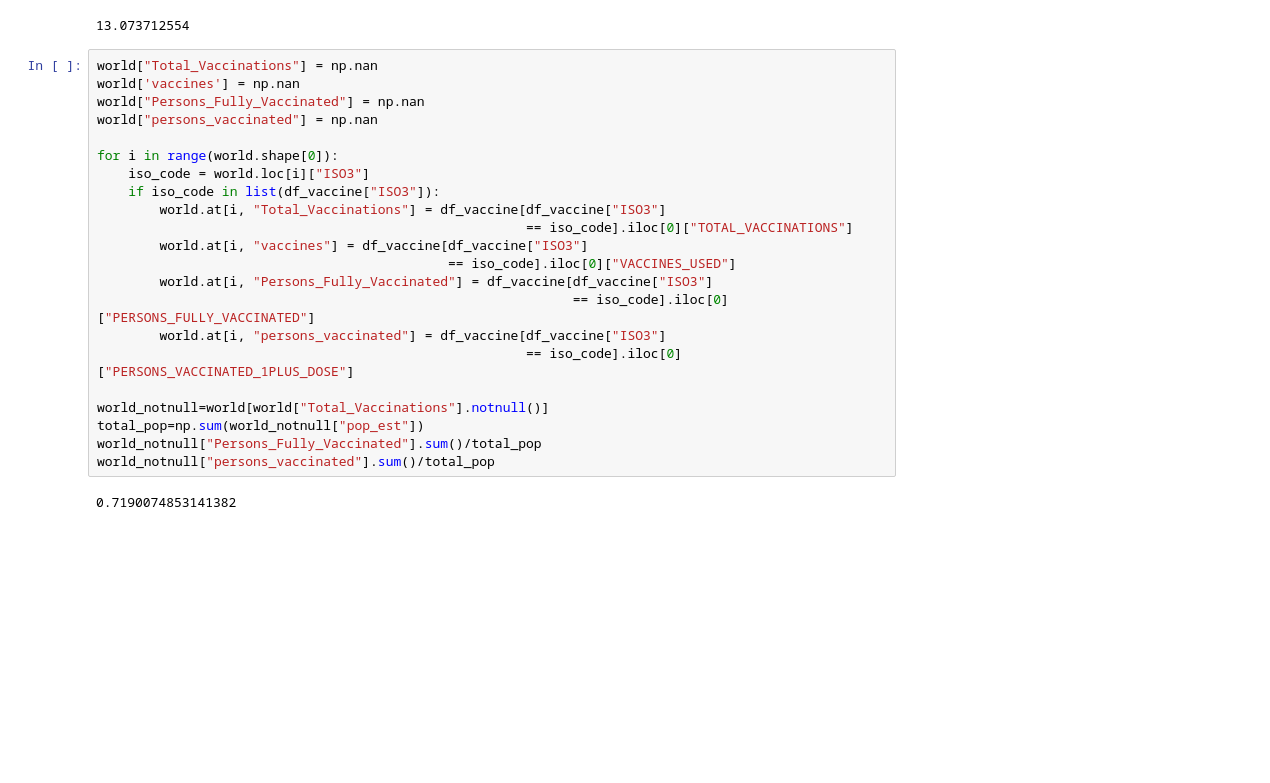
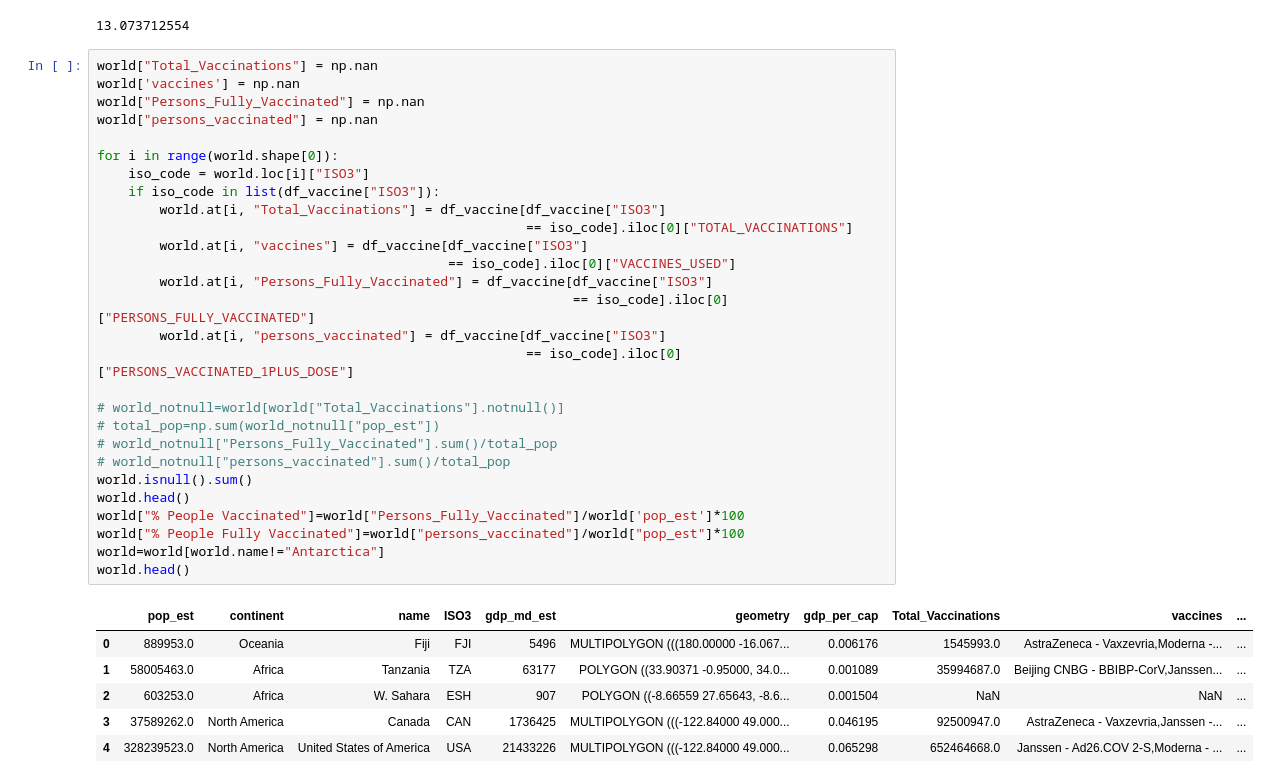
Before and after one commit to jchen056/COVID19_visualization, a Jupyter notebook: dashboard .ipynb, the cells around one changed output. Drawn from its saved outputs; the diff is of its cells as text; blank space fills up the shorter version.

```diff
--- a/dashboard .ipynb
+++ b/dashboard .ipynb
@@ -39,24 +41,35 @@ np.sum(df_vaccine["TOTAL_VACCINATIONS"])/1000000000
 # %%
 world["Total_Vaccinations"] = np.nan
 world['vaccines'] = np.nan
 world["Persons_Fully_Vaccinated"] = np.nan
 world["persons_vaccinated"] = np.nan
 
 for i in range(world.shape[0]):
     iso_code = world.loc[i]["ISO3"]
     if iso_code in list(df_vaccine["ISO3"]):
         world.at[i, "Total_Vaccinations"] = df_vaccine[df_vaccine["ISO3"]
                                                        == iso_code].iloc[0]["TOTAL_VACCINATIONS"]
         world.at[i, "vaccines"] = df_vaccine[df_vaccine["ISO3"]
                                              == iso_code].iloc[0]["VACCINES_USED"]
         world.at[i, "Persons_Fully_Vaccinated"] = df_vaccine[df_vaccine["ISO3"]
                                                              == iso_code].iloc[0]["PERSONS_FULLY_VACCINATED"]
         world.at[i, "persons_vaccinated"] = df_vaccine[df_vaccine["ISO3"]
                                                        == iso_code].iloc[0]["PERSONS_VACCINATED_1PLUS_DOSE"]
 
-world_notnull=world[world["Total_Vaccinations"].notnull()]
-total_pop=np.sum(world_notnull["pop_est"])
-world_notnull["Persons_Fully_Vaccinated"].sum()/total_pop
-world_notnull["persons_vaccinated"].sum()/total_pop
+# world_notnull=world[world["Total_Vaccinations"].notnull()]
+# total_pop=np.sum(world_notnull["pop_est"])
+# world_notnull["Persons_Fully_Vaccinated"].sum()/total_pop
+# world_notnull["persons_vaccinated"].sum()/total_pop
+world.isnull().sum()
+world.head()
+world["% People Vaccinated"]=world["Persons_Fully_Vaccinated"]/world['pop_est']*100
+world["% People Fully Vaccinated"]=world["persons_vaccinated"]/world["pop_est"]*100
+world=world[world.name!="Antarctica"]
+world.head()
 # %% [output]
-0.7190074853141382
+|  | pop_est | continent | name | ISO3 | gdp_md_est | geometry | gdp_per_cap | Total_Vaccinations | vaccines | ... |
+| 0 | 889953.0 | Oceania | Fiji | FJI | 5496 | MULTIPOLYGON (((180.00000 -16.067... | 0.006176 | 1545993.0 | AstraZeneca - Vaxzevria,Moderna -... | ... |
+| 1 | 58005463.0 | Africa | Tanzania | TZA | 63177 | POLYGON ((33.90371 -0.95000, 34.0... | 0.001089 | 35994687.0 | Beijing CNBG - BBIBP-CorV,Janssen... | ... |
+| 2 | 603253.0 | Africa | W. Sahara | ESH | 907 | POLYGON ((-8.66559 27.65643, -8.6... | 0.001504 | NaN | NaN | ... |
+| 3 | 37589262.0 | North America | Canada | CAN | 1736425 | MULTIPOLYGON (((-122.84000 49.000... | 0.046195 | 92500947.0 | AstraZeneca - Vaxzevria,Janssen -... | ... |
+| 4 | 328239523.0 | North America | United States of America | USA | 21433226 | MULTIPOLYGON (((-122.84000 49.000... | 0.065298 | 652464668.0 | Janssen - Ad26.COV 2-S,Moderna - ... | ... |
```
Also changed, not shown: parts of 5 cells of this notebook, 3 other files.
